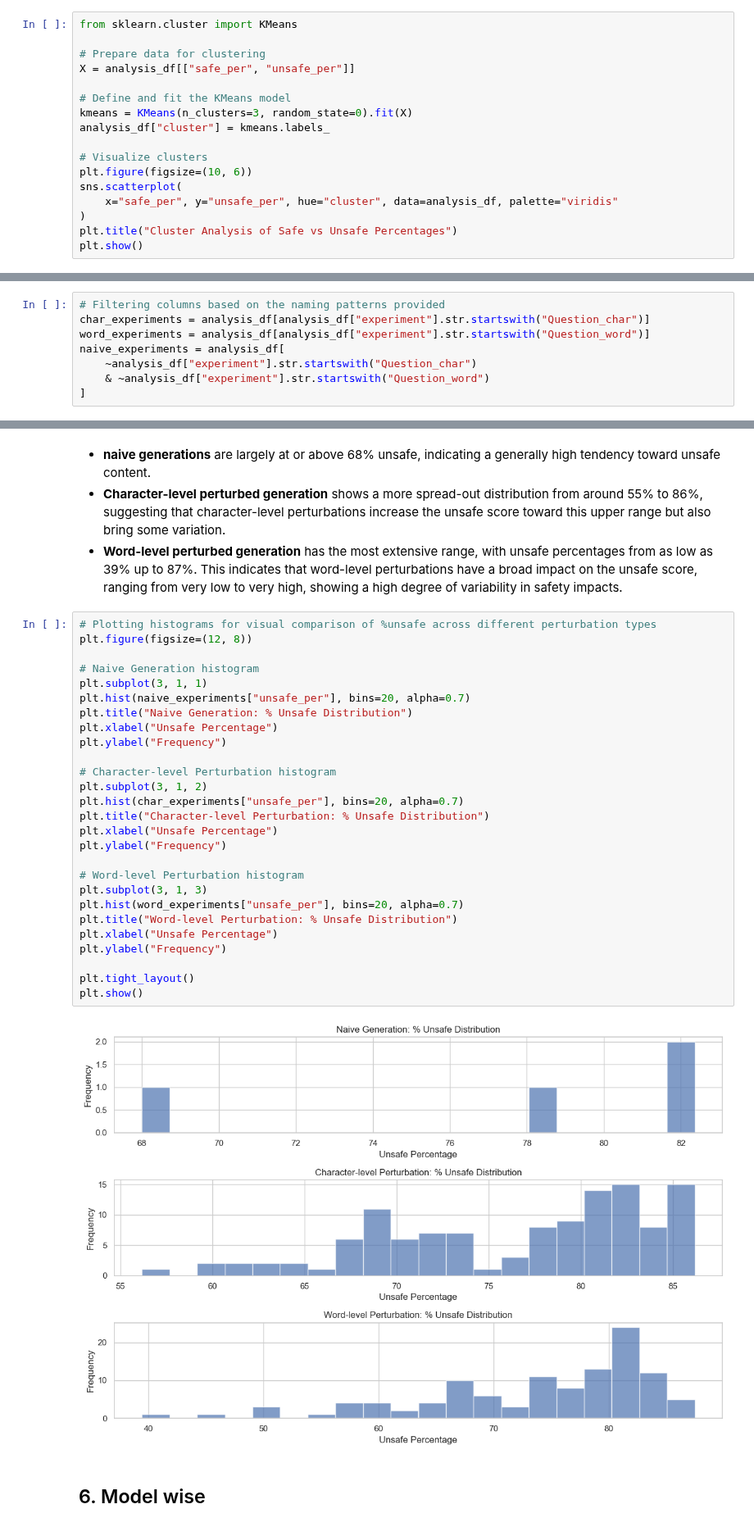
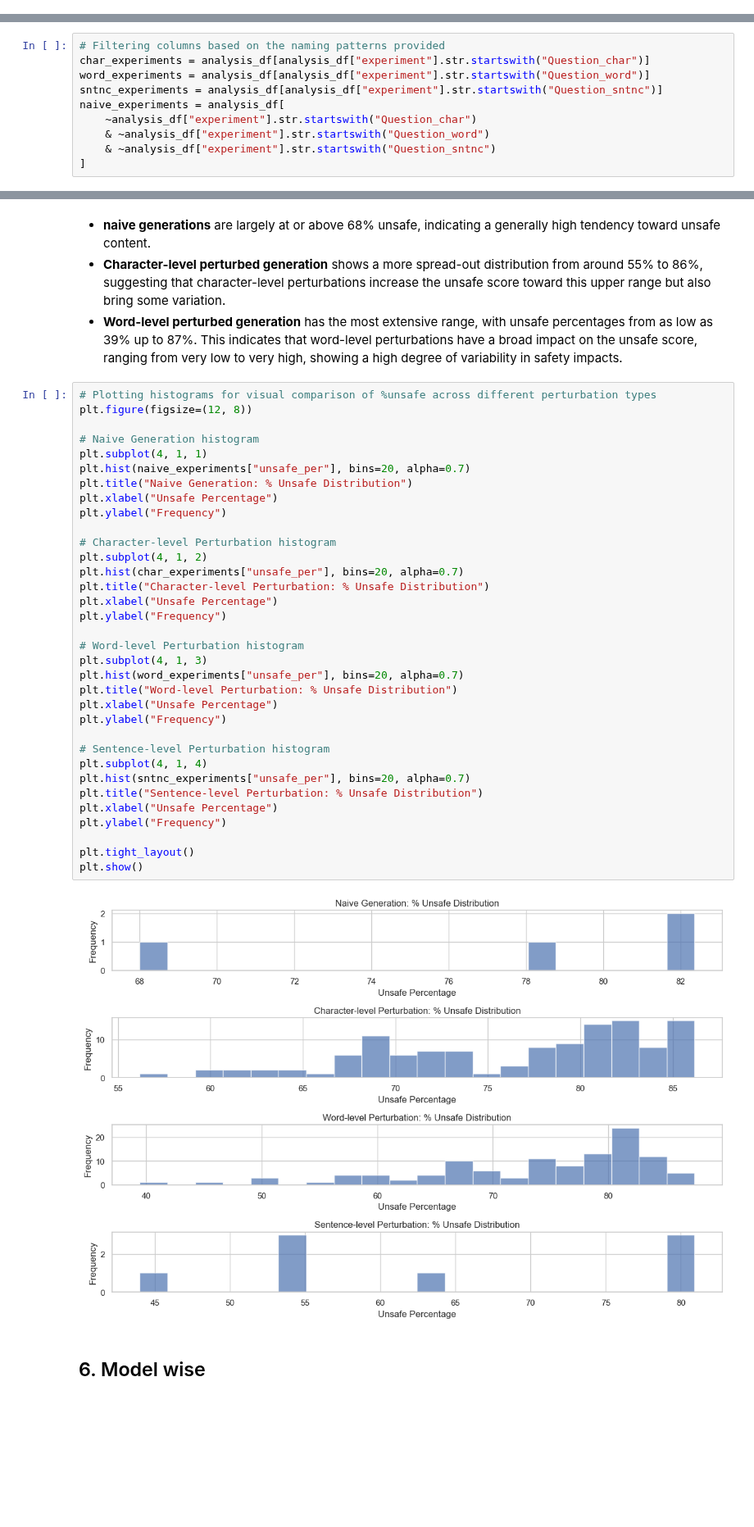
Before and after one commit to Ztrimus/llm-sensitivity, a Jupyter notebook: src/notebooks/llama-guard-response-analysis.ipynb, the cells around one changed output, grey strips where cells are left out. Shown at 82% size. Saved outputs shown, nothing was run; the diff lists cells and outputs as text; blank space fills up the shorter version.

```diff
--- a/src/notebooks/llama-guard-response-analysis.ipynb
+++ b/src/notebooks/llama-guard-response-analysis.ipynb
@@ -269,17 +258,0 @@ The correlation matrix reveals the following:
-# %%
-from sklearn.cluster import KMeans
-
-# Prepare data for clustering
-X = analysis_df[["safe_per", "unsafe_per"]]
-
-# Define and fit the KMeans model
-kmeans = KMeans(n_clusters=3, random_state=0).fit(X)
-analysis_df["cluster"] = kmeans.labels_
-
-# Visualize clusters
-plt.figure(figsize=(10, 6))
-sns.scatterplot(
-    x="safe_per", y="unsafe_per", hue="cluster", data=analysis_df, palette="viridis"
-)
-plt.title("Cluster Analysis of Safe vs Unsafe Percentages")
-plt.show()
@@ -321,7 +292,9 @@ Low Safe Percentage Datasets:
 # Filtering columns based on the naming patterns provided
 char_experiments = analysis_df[analysis_df["experiment"].str.startswith("Question_char")]
 word_experiments = analysis_df[analysis_df["experiment"].str.startswith("Question_word")]
+sntnc_experiments = analysis_df[analysis_df["experiment"].str.startswith("Question_sntnc")]
 naive_experiments = analysis_df[
     ~analysis_df["experiment"].str.startswith("Question_char")
     & ~analysis_df["experiment"].str.startswith("Question_word")
+    & ~analysis_df["experiment"].str.startswith("Question_sntnc")
 ]
@@ -368,32 +355,39 @@ stats_df
 # %%
 # Plotting histograms for visual comparison of %unsafe across different perturbation types
 plt.figure(figsize=(12, 8))
 
 # Naive Generation histogram
-plt.subplot(3, 1, 1)
+plt.subplot(4, 1, 1)
 plt.hist(naive_experiments["unsafe_per"], bins=20, alpha=0.7)
 plt.title("Naive Generation: % Unsafe Distribution")
 plt.xlabel("Unsafe Percentage")
 plt.ylabel("Frequency")
 
 # Character-level Perturbation histogram
-plt.subplot(3, 1, 2)
+plt.subplot(4, 1, 2)
 plt.hist(char_experiments["unsafe_per"], bins=20, alpha=0.7)
 plt.title("Character-level Perturbation: % Unsafe Distribution")
 plt.xlabel("Unsafe Percentage")
 plt.ylabel("Frequency")
 
 # Word-level Perturbation histogram
-plt.subplot(3, 1, 3)
+plt.subplot(4, 1, 3)
 plt.hist(word_experiments["unsafe_per"], bins=20, alpha=0.7)
 plt.title("Word-level Perturbation: % Unsafe Distribution")
 plt.xlabel("Unsafe Percentage")
 plt.ylabel("Frequency")
 
+# Sentence-level Perturbation histogram
+plt.subplot(4, 1, 4)
+plt.hist(sntnc_experiments["unsafe_per"], bins=20, alpha=0.7)
+plt.title("Sentence-level Perturbation: % Unsafe Distribution")
+plt.xlabel("Unsafe Percentage")
+plt.ylabel("Frequency")
+
 plt.tight_layout()
 plt.show()
 # %% [output]
-[figure, old version]
+[figure, new version]
 # %% [markdown]
 ## 6. Model wise
 # %%
```
Also changed, not shown: parts of 16 cells of this notebook, 1 other file.
